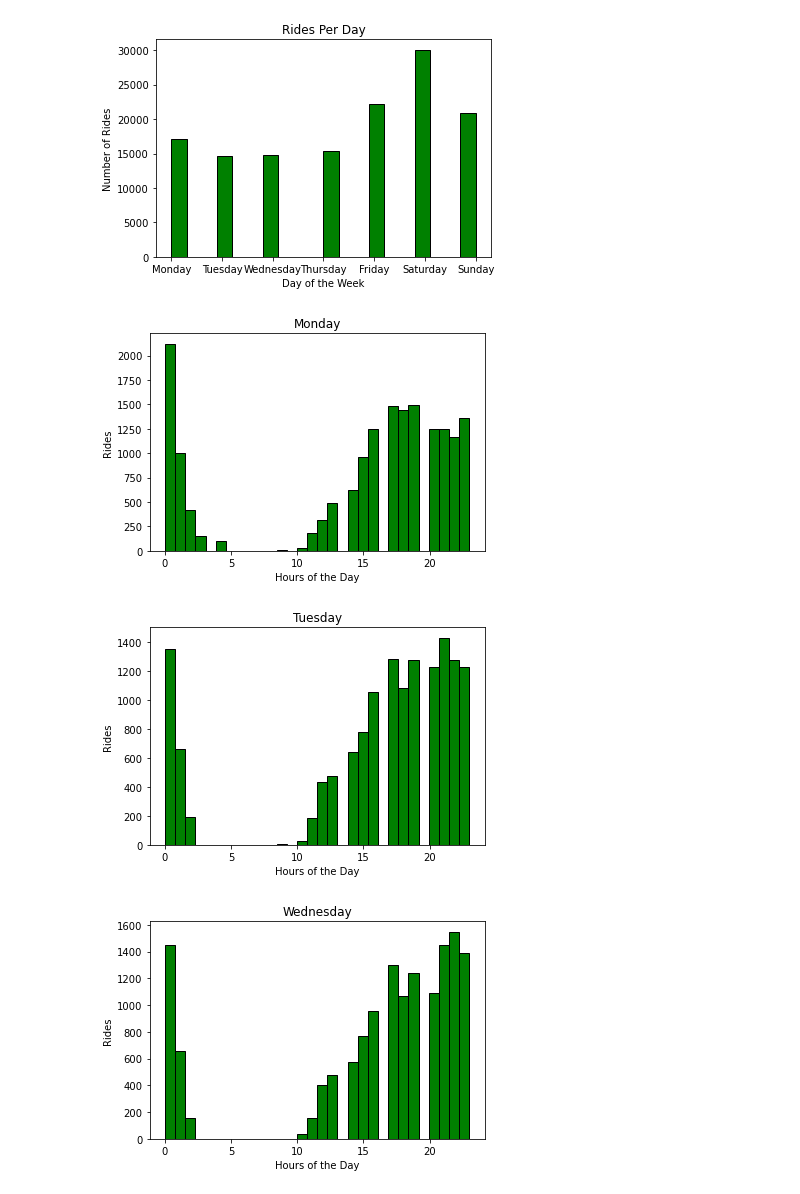
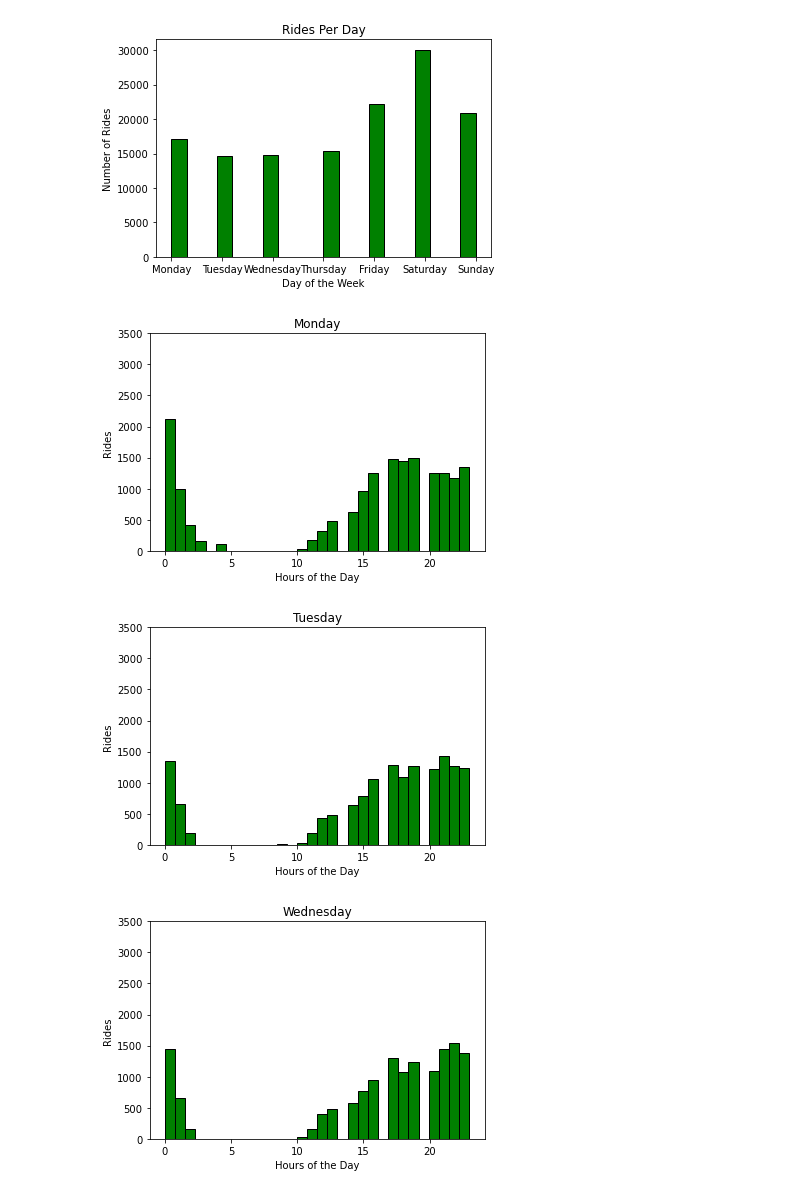
Before and after one commit to Quezadajl/nashville-scooters-project, a Jupyter notebook: notebooks/scooter_trips.ipynb, the cells around one changed output. Saved outputs shown, nothing was run; the diff lists cells and outputs as text; code cells hidden in the pictures.

```diff
--- a/notebooks/scooter_trips.ipynb
+++ b/notebooks/scooter_trips.ipynb
@@ -101,25 +101,28 @@ plt.hist(mon_df.hour, bins = 30, color='green', edgecolor = 'black')
 plt.xlabel('Hours of the Day')
 plt.ylabel('Rides')
 plt.title('Monday')
+plt.ylim([0, 3500])
 plt.show()
 # %% [output]
-[figure, old version]
+[figure, new version]
 # %%
 plt.hist(tues_df.hour, bins = 30, color='green', edgecolor = 'black')
 plt.xlabel('Hours of the Day')
 plt.ylabel('Rides')
 plt.title('Tuesday')
+plt.ylim([0, 3500])
 plt.show()
 # %% [output]
-[figure, old version]
+[figure, new version]
 # %%
 plt.hist(wed_df.hour, bins = 30, color='green', edgecolor = 'black')
 plt.xlabel('Hours of the Day')
 plt.ylabel('Rides')
 plt.title('Wednesday')
+plt.ylim([0, 3500])
 plt.show()
 # %% [output]
-[figure, old version]
+[figure, new version]
 # %%
 plt.hist(thurs_df.hour, bins = 30, color='green', edgecolor = 'black')
 plt.xlabel('Hours of the Day')
```
Also changed, not shown: parts of 4 cells of this notebook.
